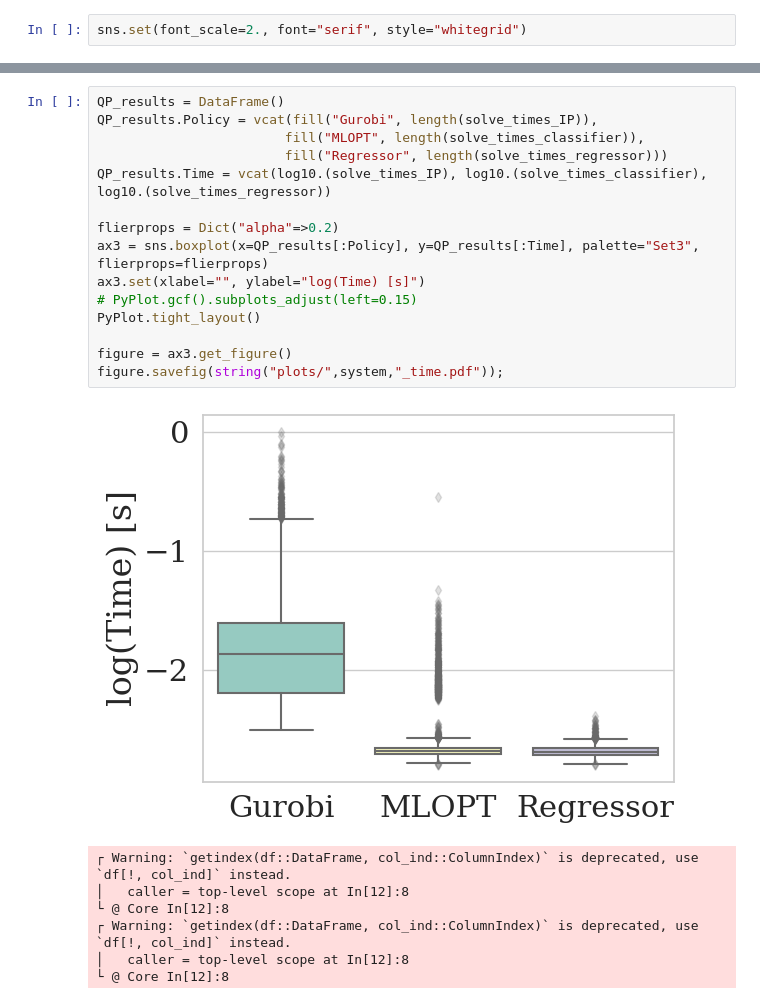
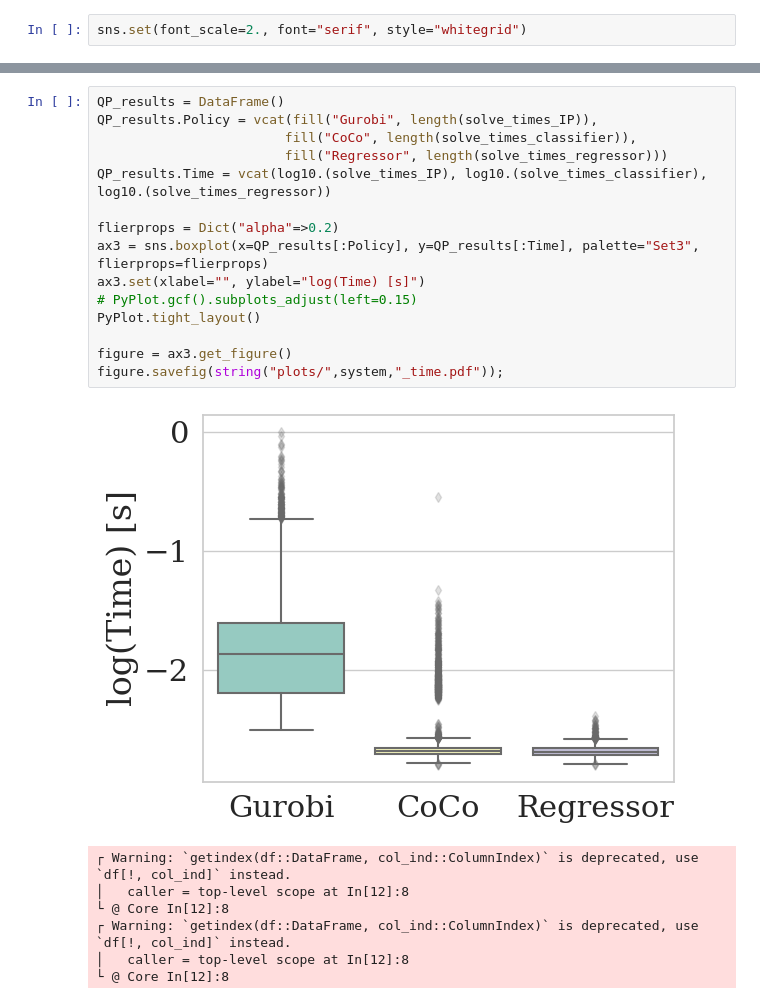
Before and after one commit to StanfordASL/CoCo, a Jupyter notebook: cartpole.ipynb, the cells around one changed output, grey strips where cells are left out. Drawn from its saved outputs; the diff is of its cells as text.

```diff
--- a/cartpole.ipynb
+++ b/cartpole.ipynb
@@ -374,20 +374,20 @@ figure.savefig(string("plots/",system,"_solved.pdf"));
 # %%
 QP_results = DataFrame()
 QP_results.Policy = vcat(fill("Gurobi", length(solve_times_IP)),
-                        fill("MLOPT", length(solve_times_classifier)),
+                        fill("CoCo", length(solve_times_classifier)),
                         fill("Regressor", length(solve_times_regressor)))
 QP_results.Time = vcat(log10.(solve_times_IP), log10.(solve_times_classifier), log10.(solve_times_regressor))
 
 flierprops = Dict("alpha"=>0.2)
 ax3 = sns.boxplot(x=QP_results[:Policy], y=QP_results[:Time], palette="Set3", flierprops=flierprops)
 ax3.set(xlabel="", ylabel="log(Time) [s]")
 # PyPlot.gcf().subplots_adjust(left=0.15)
 PyPlot.tight_layout()
 
 figure = ax3.get_figure()
 figure.savefig(string("plots/",system,"_time.pdf"));
 # %% [output]
-[figure, old version]
+[figure, new version]
 ┌ Warning: `getindex(df::DataFrame, col_ind::ColumnIndex)` is deprecated, use `df[!, col_ind]` instead.
 │   caller = top-level scope at In[12]:8
 └ @ Core In[12]:8
```
Also changed, not shown: parts of 3 cells of this notebook, 2 other files.
